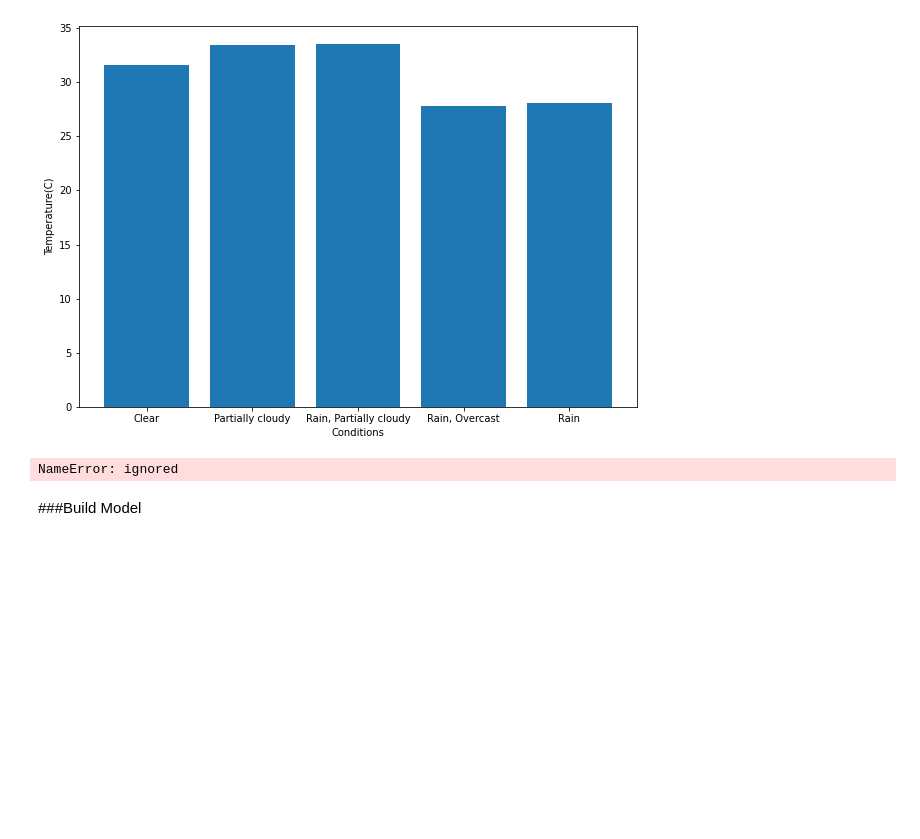
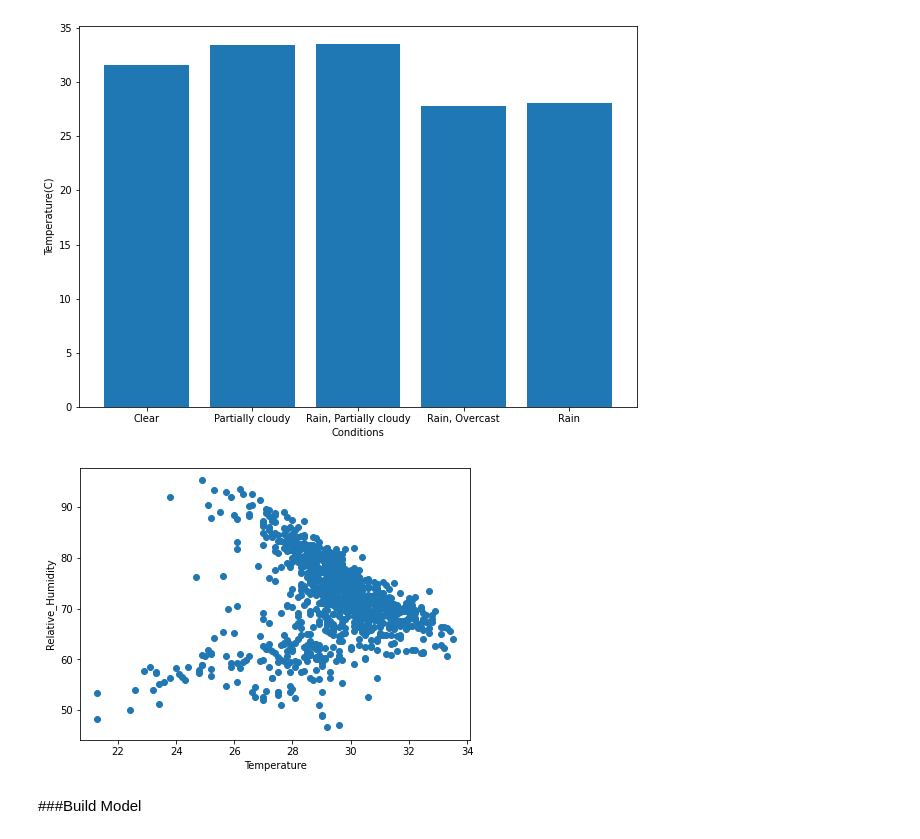
Before and after one commit to thedeenun/Weather-prediction, a Jupyter notebook: Weather_prediction.ipynb, the cells around one changed output. Saved outputs shown, nothing was run; the diff lists cells and outputs as text; code cells hidden in the pictures; blank space fills up the shorter version.

```diff
--- a/Weather_prediction.ipynb
+++ b/Weather_prediction.ipynb
@@ -211,5 +173,7 @@ sns.pairplot(dataset, hue='Conditions')
 # %% [output]
 <seaborn.axisgrid.PairGrid at 0x...>
 [figure]
+# %%
+df = df.rename(columns={"Maximum Temperature": "Maximum_Temperature", "Minimum Temperature": "Minimum_Temperature", "Heat Index": "Heat_Index", "Wind Speed": "Wind_Speed", "Wind Direction": "Wind_Direction", "Cloud Cover": "Cloud_Cover", "Relative Humidity": "Relative_Humidity"})
 # %%
 fig = plt.figure(figsize =(10, 7))
@@ -219,25 +183,14 @@ plt.ylabel('Temperature(C)')
 plt.show()
 # %% [output]
 [figure]
-# %%
-fig, axs = plt.subplots(2, 2)
-axs[0, 0].bar(dataset['Conditions'], dataset['Temperature'])
-axs[0, 0].set_title('')
-axs[0, 1].bar(dataset['Conditions'], dataset['Temperature'], 'tab:orange')
-axs[0, 1].set_title('')
-axs[1, 0].bar(dataset['Conditions'], dataset['Temperature'], 'tab:green')
-axs[1, 0].set_title('')
-axs[1, 1].bar(dataset['Conditions'], dataset['Temperature'], 'tab:red')
-axs[1, 1].set_title('')
-
-for ax in axs.flat:
-    ax.set(xlabel='x-label', ylabel='y-label')
-
-# Hide x labels and tick labels for top plots and y ticks for right plots.
-for ax in axs.flat:
-    ax.label_outer()
-# %% [output]
-NameError: ignored
+# %%
+fig = plt.figure(figsize =(7, 5))
+plt.scatter(df['Temperature'], df['Relative_Humidity'])
+plt.xlabel('Temperature')
+plt.ylabel('Relative_Humidity')
+plt.show()
+# %% [output]
+[figure, added]
 # %% [markdown]
 ###Build Model
 # %%
```
Also changed, not shown: parts of 26 cells of this notebook.
